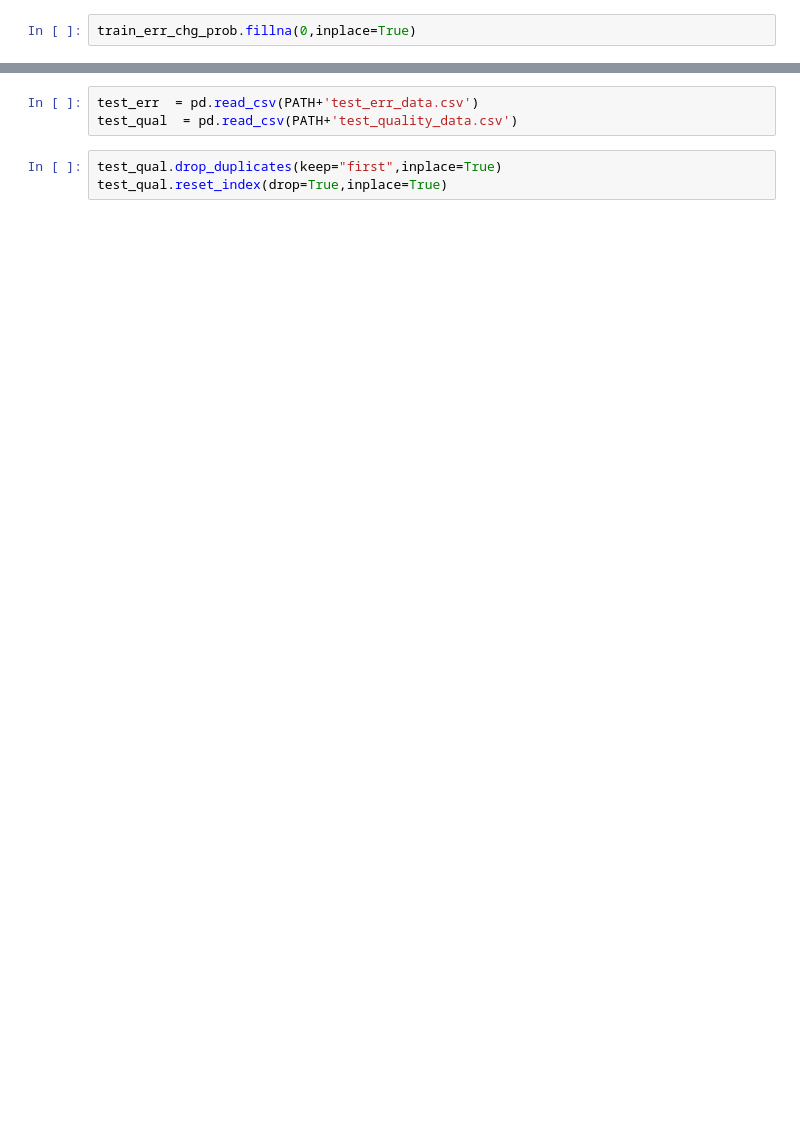
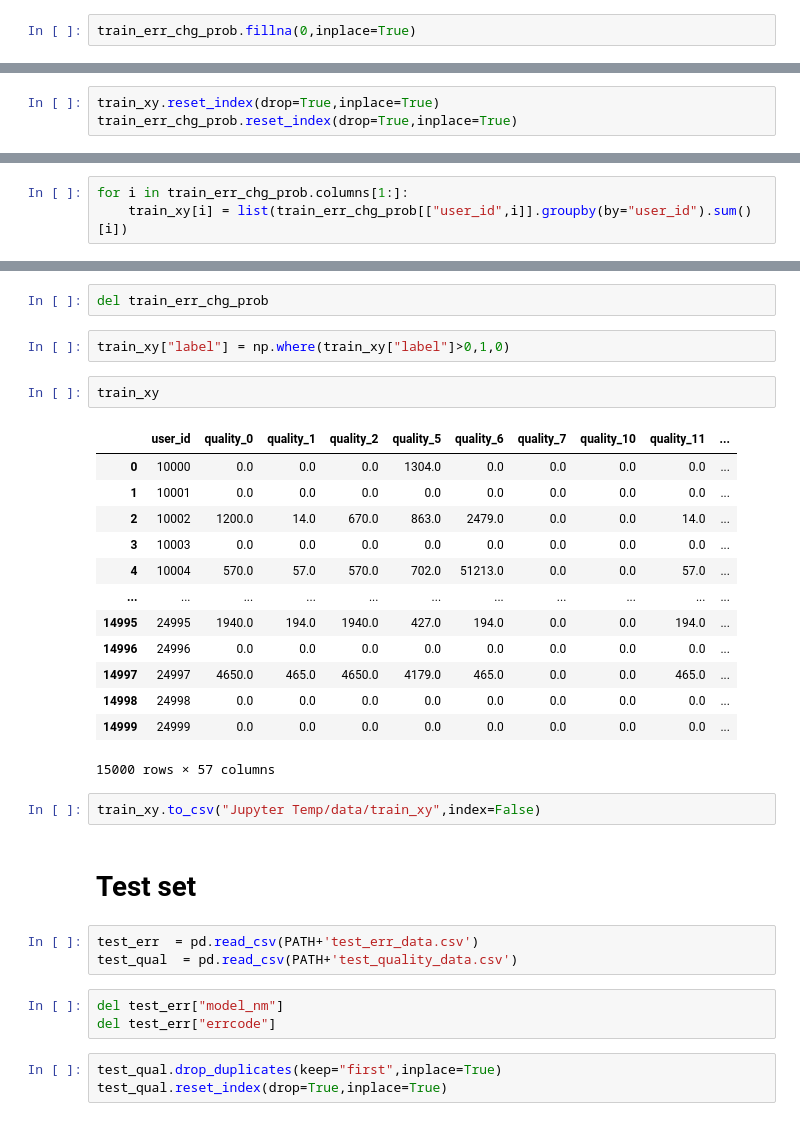
Before and after one commit to sue-bin/quality-change-prediction, a Jupyter notebook: codes/new_fe.ipynb, the cells around one changed output, grey strips where cells are left out. Drawn from its saved outputs; the diff is of its cells as text; blank space fills up the shorter version.

```diff
--- a/codes/new_fe.ipynb
+++ b/codes/new_fe.ipynb
@@ -293,0 +336,3 @@ train_err_chg_prob.head()
+# %%
+train_xy.reset_index(drop=True,inplace=True)
+train_err_chg_prob.reset_index(drop=True,inplace=True)
@@ -293,0 +355,3 @@ train_err_chg_prob.head()
+# %%
+for i in train_err_chg_prob.columns[1:]:
+    train_xy[i] = list(train_err_chg_prob[["user_id",i]].groupby(by="user_id").sum()[i])
@@ -294,6 +368,33 @@ train_err_chg_prob.head()
+# %%
+del train_err_chg_prob
+# %%
+train_xy["label"] = np.where(train_xy["label"]>0,1,0)
+# %%
+train_xy
+# %% [output]
+|  | user_id | quality_0 | quality_1 | quality_2 | quality_5 | quality_6 | quality_7 | quality_10 | quality_11 | ... |
+| 0 | 10000 | 0.0 | 0.0 | 0.0 | 1304.0 | 0.0 | 0.0 | 0.0 | 0.0 | ... |
+| 1 | 10001 | 0.0 | 0.0 | 0.0 | 0.0 | 0.0 | 0.0 | 0.0 | 0.0 | ... |
+| 2 | 10002 | 1200.0 | 14.0 | 670.0 | 863.0 | 2479.0 | 0.0 | 0.0 | 14.0 | ... |
+| 3 | 10003 | 0.0 | 0.0 | 0.0 | 0.0 | 0.0 | 0.0 | 0.0 | 0.0 | ... |
+| 4 | 10004 | 570.0 | 57.0 | 570.0 | 702.0 | 51213.0 | 0.0 | 0.0 | 57.0 | ... |
+| ... | ... | ... | ... | ... | ... | ... | ... | ... | ... | ... |
+| 14995 | 24995 | 1940.0 | 194.0 | 1940.0 | 427.0 | 194.0 | 0.0 | 0.0 | 194.0 | ... |
+| 14996 | 24996 | 0.0 | 0.0 | 0.0 | 0.0 | 0.0 | 0.0 | 0.0 | 0.0 | ... |
+| 14997 | 24997 | 4650.0 | 465.0 | 4650.0 | 4179.0 | 465.0 | 0.0 | 0.0 | 465.0 | ... |
+| 14998 | 24998 | 0.0 | 0.0 | 0.0 | 0.0 | 0.0 | 0.0 | 0.0 | 0.0 | ... |
+| 14999 | 24999 | 0.0 | 0.0 | 0.0 | 0.0 | 0.0 | 0.0 | 0.0 | 0.0 | ... |
+15000 rows × 57 columns
+# %%
+train_xy.to_csv("Jupyter Temp/data/train_xy",index=False)
+# %% [markdown]
+# Test set
 # %%
 test_err  = pd.read_csv(PATH+'test_err_data.csv')
 test_qual  = pd.read_csv(PATH+'test_quality_data.csv')
+# %%
+del test_err["model_nm"]
+del test_err["errcode"]
 # %%
 test_qual.drop_duplicates(keep="first",inplace=True)
 test_qual.reset_index(drop=True,inplace=True)
```
Also changed, not shown: parts of 91 cells of this notebook, 3 other files.
